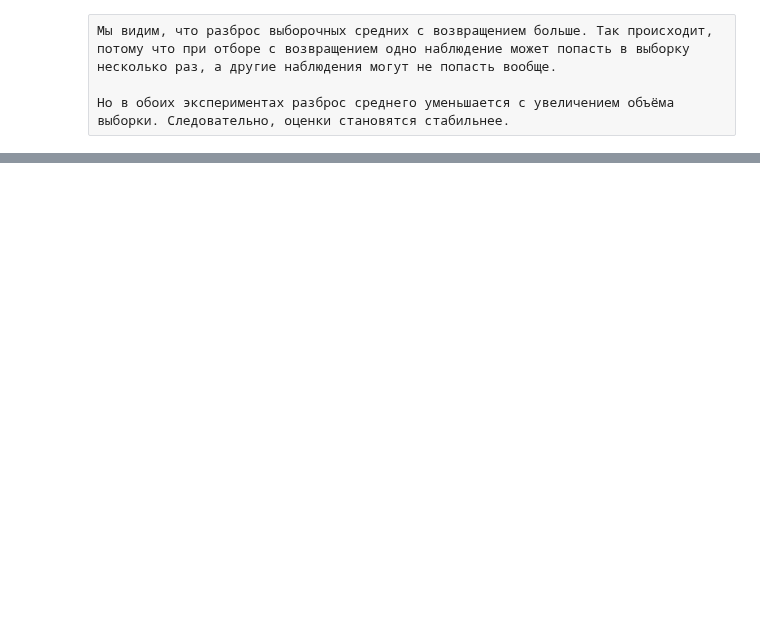
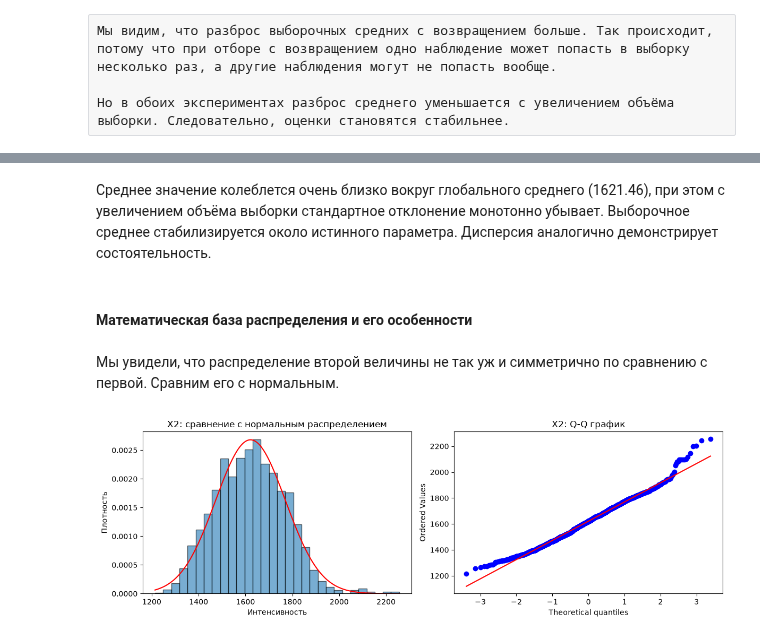
Before and after one commit to polina5544/Lab_1_MathStat, a Jupyter notebook: Lab1_Sprint1.ipynb, the cells around one changed output, grey strips where cells are left out. Cells and saved outputs as stored; diff of their text form; code cells hidden in the pictures; blank space fills up the shorter version.

```diff
--- a/Lab1_Sprint1.ipynb
+++ b/Lab1_Sprint1.ipynb
@@ -559,0 +702,30 @@ n
+# %% [markdown]
+Среднее значение колеблется очень близко вокруг глобального среднего (1621.46), при этом с увеличением объёма выборки стандартное отклонение монотонно убывает. Выборочное среднее стабилизируется около истинного параметра. Дисперсия аналогично демонстрирует состоятельность.
+# %% [markdown]
+#### Математическая база распределения и его особенности
+# %% [markdown]
+Мы увидели, что распределение второй величины не так уж и симметрично по сравнению с первой. Сравним его с нормальным.
+# %%
+from scipy import stats
+import matplotlib.pyplot as plt
+import numpy as np
+
+X2 = data["X2"].dropna()
+
+fig, axes = plt.subplots(1, 2, figsize=(12, 4))
+
+# Гистограмма и нормальная кривая
+axes[0].hist(X2, bins=30, density=True, alpha=0.6, edgecolor="black")
+xgrid = np.linspace(X2.min(), X2.max(), 500)
+axes[0].plot(xgrid, stats.norm.pdf(xgrid, X2.mean(), X2.std()), color="red")
+axes[0].set(title="X2: сравнение с нормальным распределением",
+            xlabel="Интенсивность", ylabel="Плотность")
+
+# Q-Q график
+stats.probplot(X2, dist="norm", plot=axes[1])
+axes[1].set_title("X2: Q-Q график")
+
+plt.tight_layout()
+plt.show()
+# %% [output]
+[figure, added]
```
Also changed, not shown: parts of 72 cells of this notebook.
